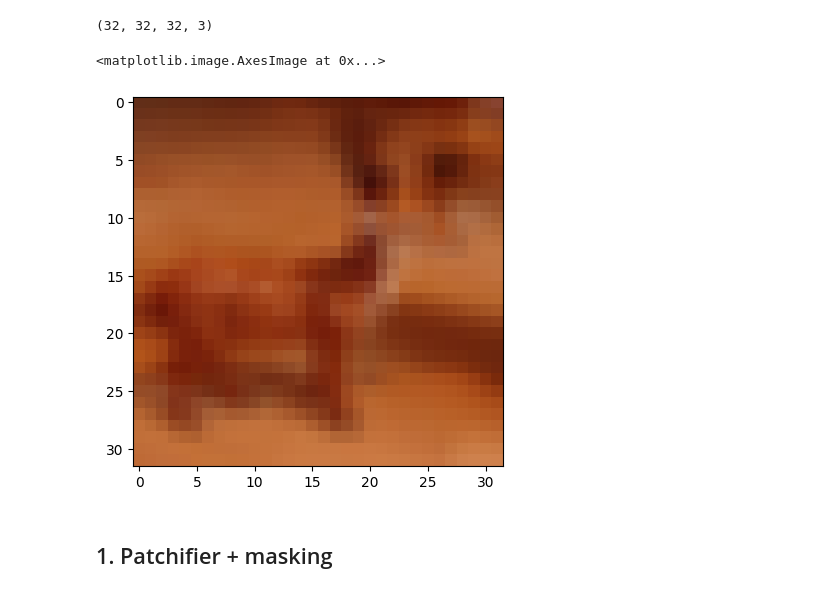
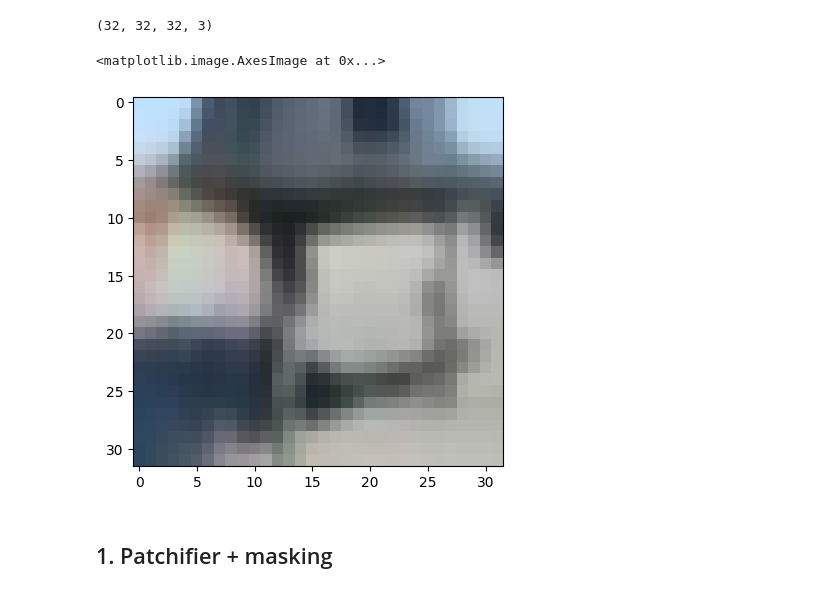
Before and after one commit to sugolov/jepax, a Jupyter notebook: notebooks/components/data_patch.ipynb, the cells around one changed output. Saved outputs shown, nothing was run; the diff lists cells and outputs as text; code cells hidden in the pictures.

```diff
--- a/notebooks/components/data_patch.ipynb
+++ b/notebooks/components/data_patch.ipynb
@@ -20,10 +20,10 @@ x.shape
 # %% [output]
 (32, 32, 32, 3)
 # %%
-plt.imshow(x[0])
+plt.imshow(x[1])
 # %% [output]
 <matplotlib.image.AxesImage at 0x...>
-[figure, old version]
+[figure, new version]
 # %% [markdown]
 ## 1. Patchifier + masking
 # %%
```
Also changed, not shown: parts of 4 cells of this notebook.
